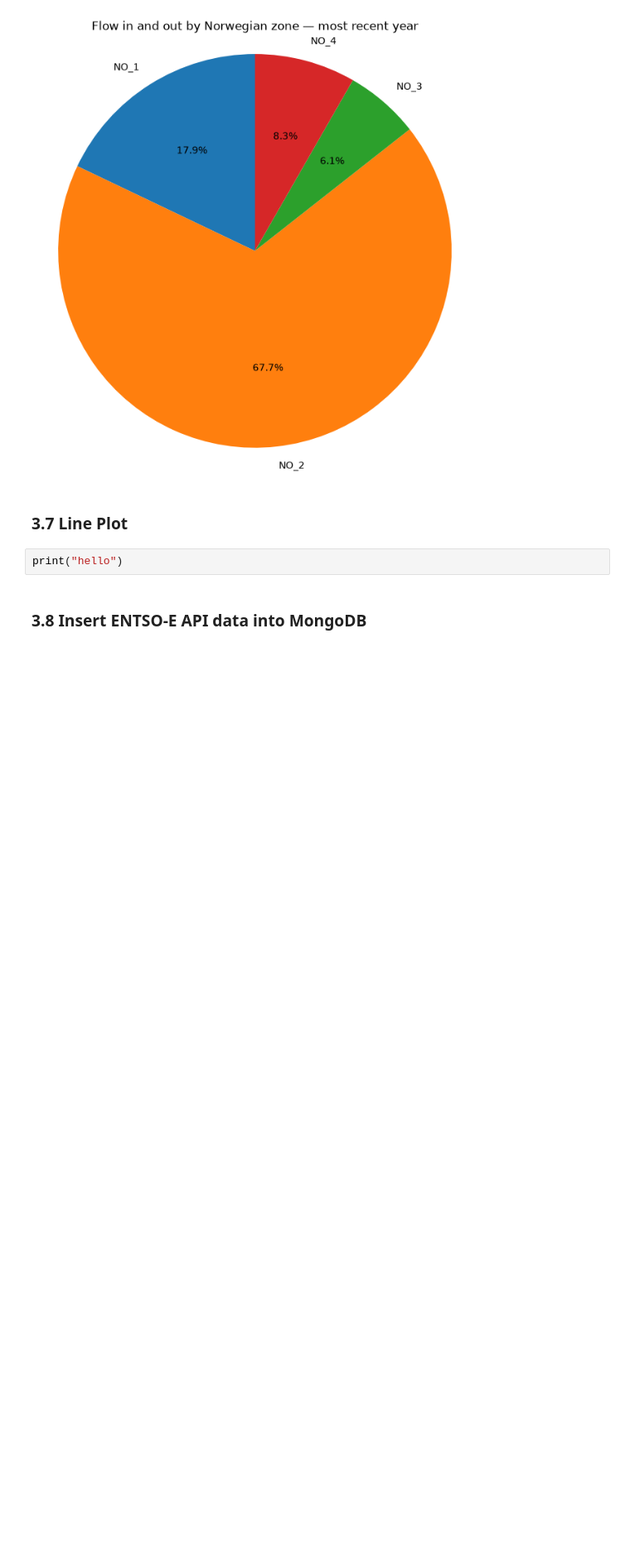
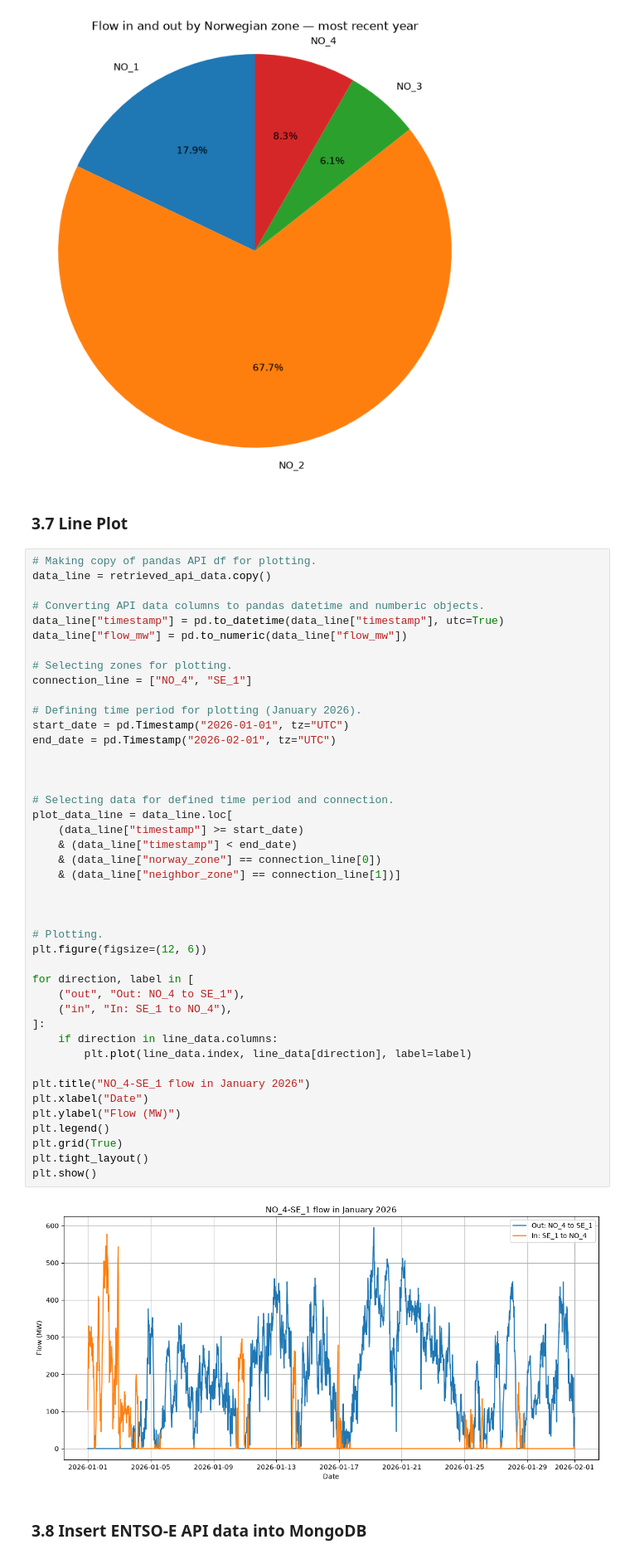
Before and after one commit to nylandgit/IND320-Repo, a Jupyter notebook: Oblig/notebooks/project_work_part2.ipynb, the cells around one changed output. Shown at 83% size. Drawn from its saved outputs; the diff is of its cells as text; blank space fills up the shorter version.

Commit message:
+working line plot

```diff
--- a/Oblig/notebooks/project_work_part2.ipynb
+++ b/Oblig/notebooks/project_work_part2.ipynb
@@ -617,7 +617,50 @@ plt.show()
 # %% [markdown]
 ### 3.7 Line Plot
 # %%
-print("hello")
+# Making copy of pandas API df for plotting.
+data_line = retrieved_api_data.copy()
+
+# Converting API data columns to pandas datetime and numberic objects.
+data_line["timestamp"] = pd.to_datetime(data_line["timestamp"], utc=True)
+data_line["flow_mw"] = pd.to_numeric(data_line["flow_mw"])
+
+# Selecting zones for plotting.
+connection_line = ["NO_4", "SE_1"]
+
+# Defining time period for plotting (January 2026).
+start_date = pd.Timestamp("2026-01-01", tz="UTC")
+end_date = pd.Timestamp("2026-02-01", tz="UTC")
+
+
+
+# Selecting data for defined time period and connection.
+plot_data_line = data_line.loc[
+    (data_line["timestamp"] >= start_date)
+    & (data_line["timestamp"] < end_date)
+    & (data_line["norway_zone"] == connection_line[0])
+    & (data_line["neighbor_zone"] == connection_line[1])]
+
+
+
+# Plotting.
+plt.figure(figsize=(12, 6))
+
+for direction, label in [
+    ("out", "Out: NO_4 to SE_1"),
+    ("in", "In: SE_1 to NO_4"),
+]:
+    if direction in line_data.columns:
+        plt.plot(line_data.index, line_data[direction], label=label)
+
+plt.title("NO_4-SE_1 flow in January 2026")
+plt.xlabel("Date")
+plt.ylabel("Flow (MW)")
+plt.legend()
+plt.grid(True)
+plt.tight_layout()
+plt.show()
+# %% [output]
+[figure, added]
 # %% [markdown]
 ### 3.8 Insert ENTSO-E API data into MongoDB
 # %%
```
